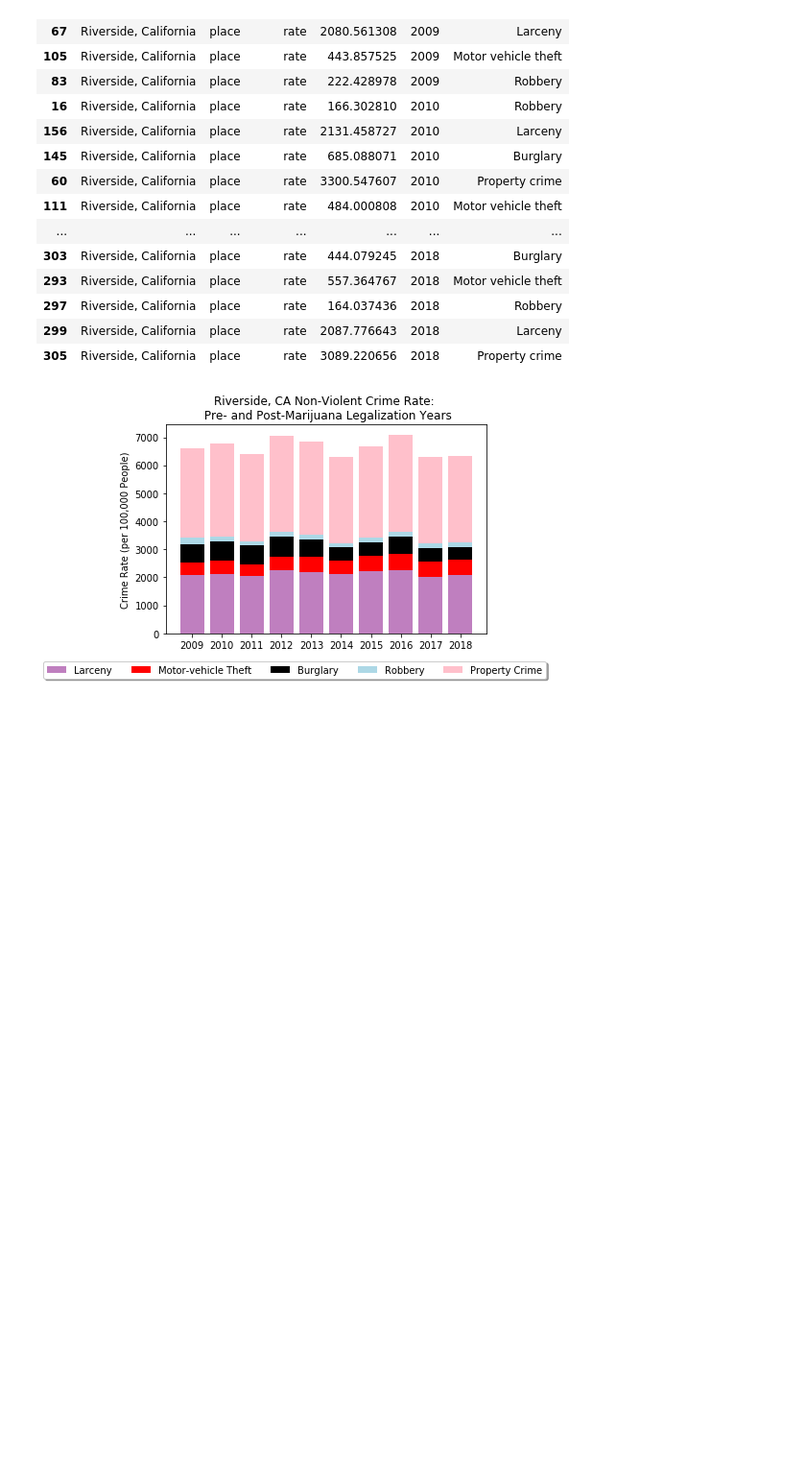
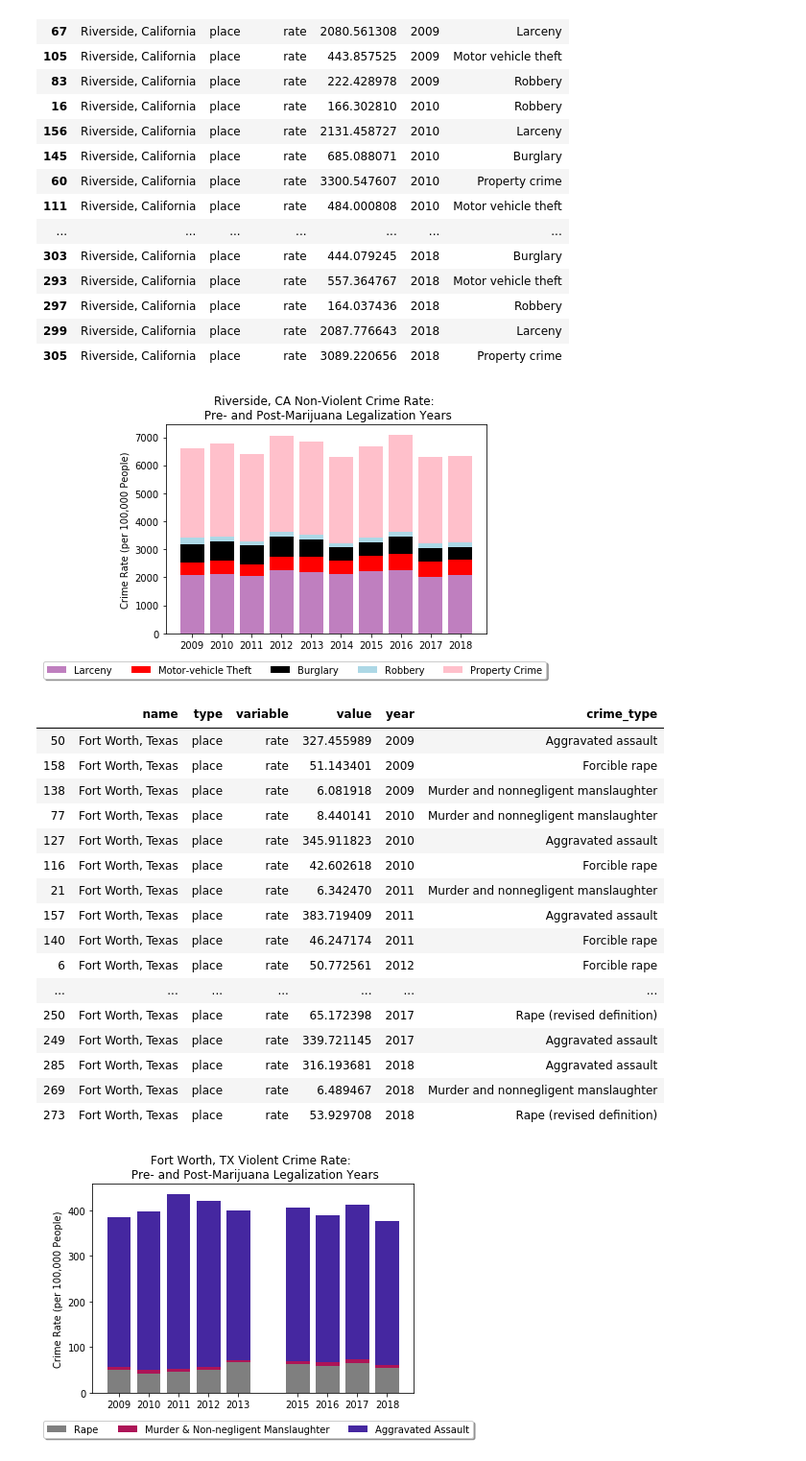
Before and after one commit to rose-gonoud/project1, a Jupyter notebook: CO_NY_CA_TX_finalAnalysis.ipynb, the cells around one changed output. Shown at 96% size. Saved outputs shown, nothing was run; the diff lists cells and outputs as text; code cells hidden in the pictures; blank space fills up the shorter version.

```diff
--- a/CO_NY_CA_finalAnalysis.ipynb
+++ b/CO_NY_CA_TX_finalAnalysis.ipynb
@@ -543,3 +543,77 @@ CAcrimeRatesNVComparison
 | 299 | Riverside, California | place | rate | 2087.776643 | 2018 | Larceny |
 | 305 | Riverside, California | place | rate | 3089.220656 | 2018 | Property crime |
 [figure]
+# %%
+# TX HAS NO 2014 DATA!
+file_to_load3 = os.path.join("Output CSVs", "Fortworth.csv")
+TXyears = [2009, 2010, 2011, 2012, 2013, 2015, 2016, 2017, 2018]
+
+# load your city's CSV in a dataframe
+TXcrimeDF = pd.read_csv(file_to_load3)
+
+# filter whole NY dataset to just showing rates, not counts:
+TXcrimeRates = TXcrimeDF.loc[TXcrimeDF["variable"] == "rate"]
+
+# creating violent crime only set from there:
+# restrict this violent crime set to a period of years useful for comparison w/ weed-legal cities:
+TXcrimeRatesYears = TXcrimeRates.loc[TXcrimeRates["year"].isin(TXyears)]
+TXcrimeRatesYears = TXcrimeRatesYears.drop_duplicates()
+# remove extraneous columns
+TXcrimeRatesYears = TXcrimeRatesYears.drop(columns=["key", "id", "place_name"])
+# sort the years to print in ascending order
+TXcrimeRatesYears = TXcrimeRatesYears.sort_values(['year'], ascending=[True])
+
+# create a list with the text of each violent-crime category and filter data again
+Vcrime = ["Forcible rape", "Murder and nonnegligent manslaughter", "Aggravated assault", "Rape (revised definition)"]
+TXcrimeRatesViolent = TXcrimeRatesYears.loc[TXcrimeRatesYears["crime_type"].isin(Vcrime)]
+
+# Create seperate dataframes for each type of crime:
+
+# create another category for the rape-specific crime types
+rapeCategories = ["Forcible rape", "Rape (revised definition)"]
+TXrape = TXcrimeRatesViolent.loc[TXcrimeRatesViolent["crime_type"].isin(rapeCategories)]
+# set the index of each dataframe to the year the data was from
+TXrape = TXrape.set_index(["year"])
+
+TXmurder = TXcrimeRatesViolent.loc[TXcrimeRatesViolent["crime_type"] == "Murder and nonnegligent manslaughter"]
+TXmurder = TXmurder.set_index(["year"])
+
+TXassault = TXcrimeRatesViolent.loc[TXcrimeRatesViolent["crime_type"] == "Aggravated assault"]
+TXassault = TXassault.set_index(["year"])
+
+# Create a stacked bar plot where each crime type is in a distinct color:
+
+# indices of each dataframe are the same size, can use arbitrary one for plot x-axis
+TX_x_axis = TXrape.index
+# each bar is a line here
+p1 = plt.bar(TX_x_axis, TXrape["value"], color='black', alpha=0.5, align="center")
+# the bottom arguments indicate where to start the second, third, etc bar in the set. From 2 on they become sums:
+p2 = plt.bar(TX_x_axis, TXmurder["value"].values, color='#AD1457', bottom=TXrape["value"].values)
+p3 = plt.bar(TX_x_axis, TXassault["value"].values, color='#4527A0', bottom=(TXmurder["value"] + TXrape["value"]).values)
+
+tick_locations = [value for value in TX_x_axis]
+plt.xticks(tick_locations, TXyears)
+plt.title("Fort Worth, TX Violent Crime Rate: \n Pre- and Post-Marijuana Legalization Years")
+plt.ylabel("Crime Rate (per 100,000 People)")
+plt.legend((p1[0], p2[0], p3[0]), ("Rape", "Murder & Non-negligent Manslaughter", "Aggravated Assault"), bbox_to_anchor=(1.2, -0.11),
+          fancybox=True, shadow=True, ncol=5)
+TXcrimeRatesViolent
+# %% [output]
+|  | name | type | variable | value | year | crime_type |
+| 50 | Fort Worth, Texas | place | rate | 327.455989 | 2009 | Aggravated assault |
+| 158 | Fort Worth, Texas | place | rate | 51.143401 | 2009 | Forcible rape |
+| 138 | Fort Worth, Texas | place | rate | 6.081918 | 2009 | Murder and nonnegligent manslaughter |
+| 77 | Fort Worth, Texas | place | rate | 8.440141 | 2010 | Murder and nonnegligent manslaughter |
+| 127 | Fort Worth, Texas | place | rate | 345.911823 | 2010 | Aggravated assault |
+| 116 | Fort Worth, Texas | place | rate | 42.602618 | 2010 | Forcible rape |
+| 21 | Fort Worth, Texas | place | rate | 6.342470 | 2011 | Murder and nonnegligent manslaughter |
+| 157 | Fort Worth, Texas | place | rate | 383.719409 | 2011 | Aggravated assault |
+| 140 | Fort Worth, Texas | place | rate | 46.247174 | 2011 | Forcible rape |
+| 6 | Fort Worth, Texas | place | rate | 50.772561 | 2012 | Forcible rape |
+| ... | ... | ... | ... | ... | ... | ... |
+| 250 | Fort Worth, Texas | place | rate | 65.172398 | 2017 | Rape (revised definition) |
+| 249 | Fort Worth, Texas | place | rate | 339.721145 | 2017 | Aggravated assault |
+| 285 | Fort Worth, Texas | place | rate | 316.193681 | 2018 | Aggravated assault |
+| 269 | Fort Worth, Texas | place | rate | 6.489467 | 2018 | Murder and nonnegligent manslaughter |
+| 273 | Fort Worth, Texas | place | rate | 53.929708 | 2018 | Rape (revised definition) |
+[figure, added]
```
Also changed, not shown: parts of 2 cells of this notebook, 1 other file.
